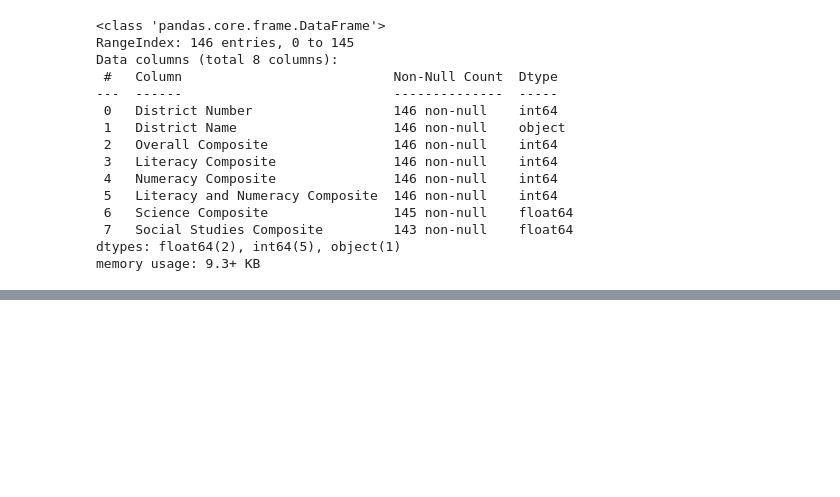
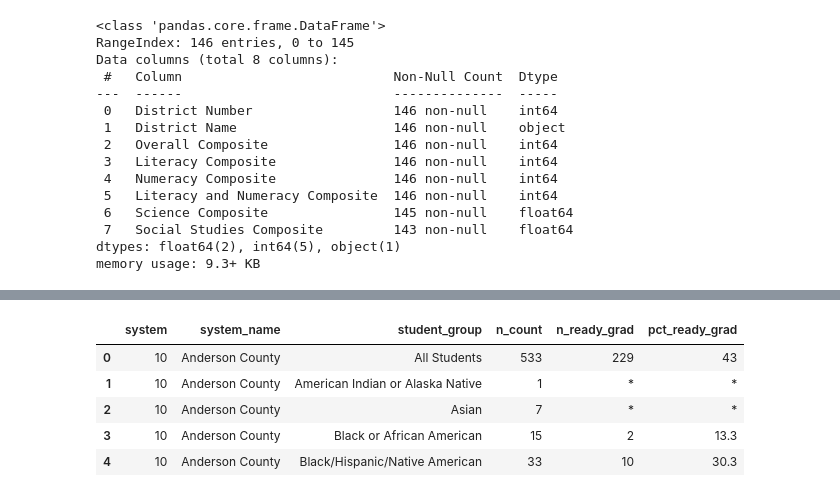
Before and after one commit to jmcapps/education_capstone, a Jupyter notebook: notebooks/test.ipynb, the cells around one changed output, grey strips where cells are left out. Drawn from its saved outputs; the diff is of its cells as text; code cells hidden in the pictures; blank space fills up the shorter version.

```diff
--- a/notebooks/test.ipynb
+++ b/notebooks/test.ipynb
@@ -1139,0 +1140,11 @@ sorted_tvaas_overall.nsmallest(10, 'Overall Composite')
+# %%
+rg_df = pd.read_csv('../data/ready_graduate_district_suppressed_22-23.csv', encoding='latin-1')
+# %%
+rg_df.head()
+# %% [output]
+|  | system | system_name | student_group | n_count | n_ready_grad | pct_ready_grad |
+| 0 | 10 | Anderson County | All Students | 533 | 229 | 43 |
+| 1 | 10 | Anderson County | American Indian or Alaska Native | 1 | * | * |
+| 2 | 10 | Anderson County | Asian | 7 | * | * |
+| 3 | 10 | Anderson County | Black or African American | 15 | 2 | 13.3 |
+| 4 | 10 | Anderson County | Black/Hispanic/Native American | 33 | 10 | 30.3 |
```
Also changed, not shown: parts of 18 cells of this notebook, 8 other files.
